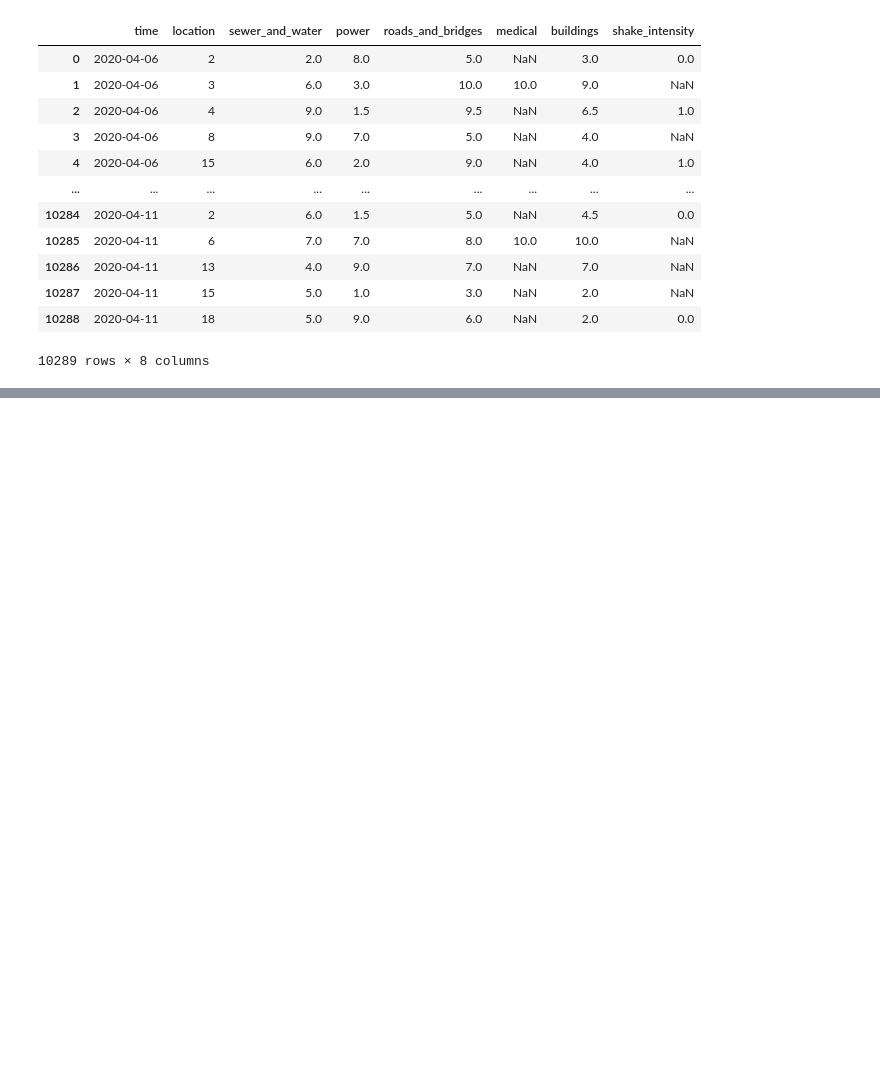
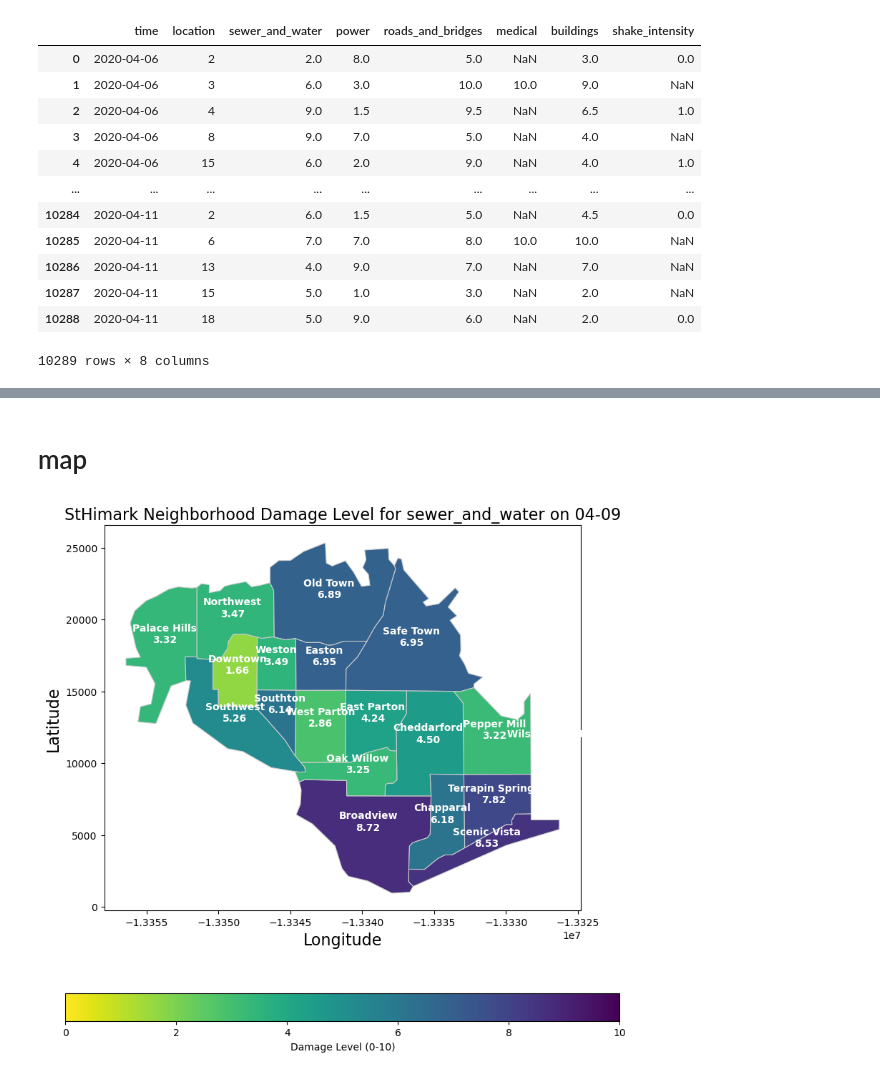
Before and after one commit to ssusnea/sds235-hw5, a Jupyter notebook: damage_report_vis_cleaned.ipynb, the cells around one changed output, grey strips where cells are left out. Drawn from its saved outputs; the diff is of its cells as text; code cells hidden in the pictures; blank space fills up the shorter version.

```diff
--- a/damage_report_vis_cleaned.ipynb
+++ b/damage_report_vis_cleaned.ipynb
@@ -166,0 +171,34 @@ fig.show()
+# %% [markdown]
+# map
+# %%
+# read data
+damage_report = pd.read_csv("hw05-data/Damage Reports/mc1-reports-data.csv",low_memory=False)
+sth_neighborhood = gpd.read_file( "hw05-data/Sensor Data and Maps/StHimarkNeighborhoodShapefiles/StHimark.shp")
+
+# merg two datasets together
+sth_neighborhood = sth_neighborhood.rename(columns={"Id": "location"})
+combined_data = damage_report.merge(sth_neighborhood[['location', 'geometry','Nbrhood']], how='left')
+
+# convert time to datetime and sort into ascending order
+combined_data['time'] = pd.to_datetime(combined_data['time'])
+combined_data = combined_data.sort_values(by='time')
+# %%
+# extract only month-day to calculate means
+combined_data['month_day'] = combined_data['time'].dt.strftime('%m-%d')
+combined_data = combined_data.drop(columns=['time'])
+
+# Group by month_day and location and calculate the average for other columns
+combined_data_mean = combined_data.groupby(['month_day', 'location', 'geometry','Nbrhood']).agg('mean').reset_index()
+
+# Create a dictionary to store the separated DataFrames
+separated_dfs = {}
+
+# Iterate over unique month_day values and create separate DataFrames
+for month_day in combined_data_mean['month_day'].unique():
+    # Filter the DataFrame for each unique month_day
+    month_day_df = combined_data_mean[combined_data_mean['month_day'] == month_day].copy()
+
+    # Convert to GeoDataFrame
+    separated_dfs[month_day] = gpd.GeoDataFrame(month_day_df, geometry='geometry')
+
+# Now all dataframes in `separated_dfs` will be GeoDataFrames with 'geometry' as the geometry column
@@ -166,0 +249,5 @@ fig.show()
+# %%
+# plot for sewer_and_water:
+plot_data_by_variable('04-09', 'sewer_and_water')
+# %% [output]
+[figure, added]
```
Also changed, not shown: parts of 4 cells of this notebook.
